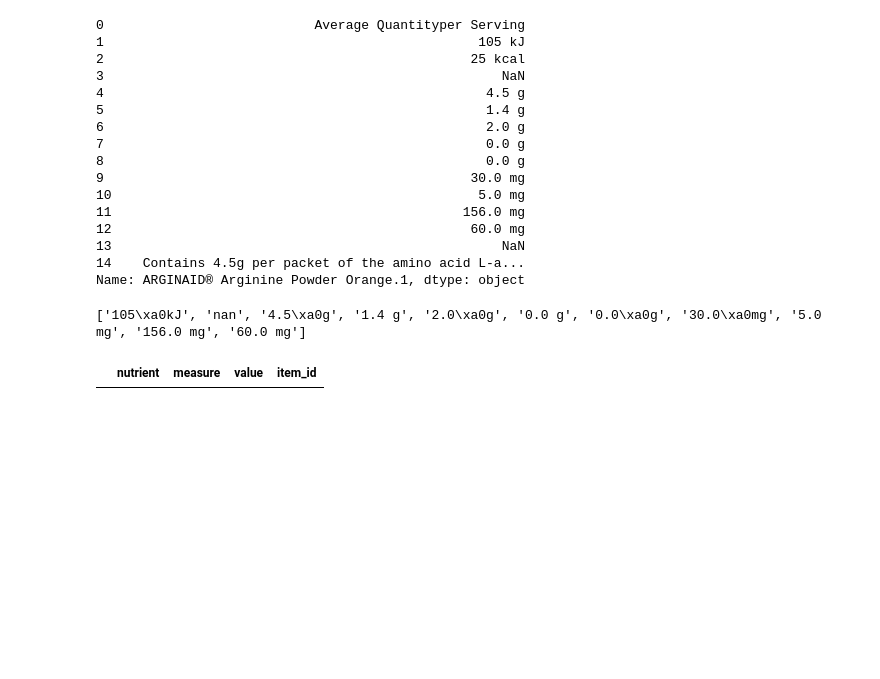
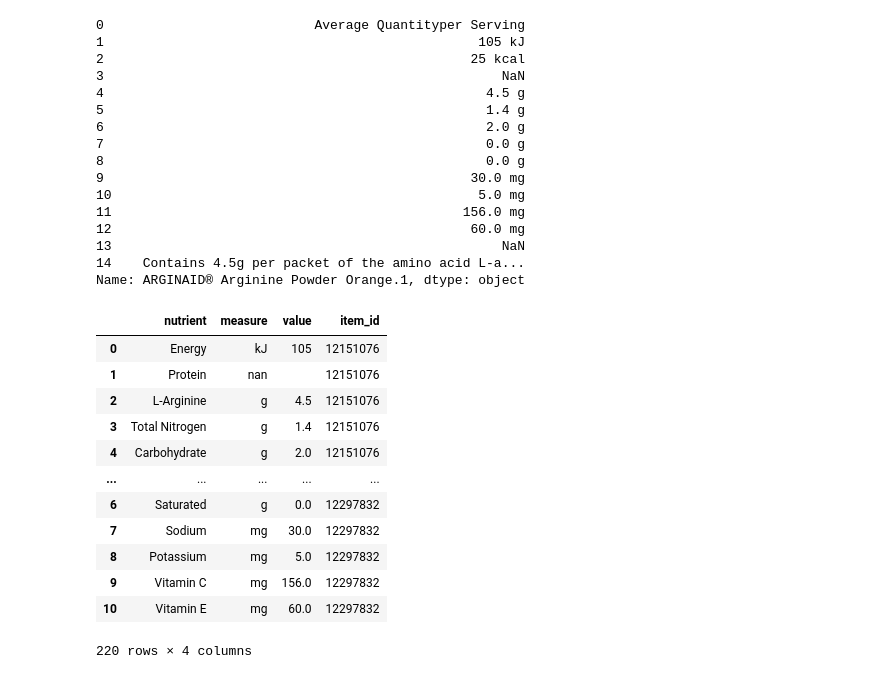
Before and after one commit to CormacCollins/product_crawler, a Jupyter notebook: Source/Ncare/data_formatting.ipynb, the cells around one changed output. Drawn from its saved outputs; the diff is of its cells as text; code cells hidden in the pictures; blank space fills up the shorter version.

Commit message:
Nutrients csv writen properly now

```diff
--- a/Source/Ncare/data_formatting.ipynb
+++ b/Source/Ncare/data_formatting.ipynb
@@ -190,42 +195,55 @@ Ncare_nutr.iloc[:, 2]
 14    Contains 4.5g per packet of the amino acid L-a...
 Name: ARGINAID® Arginine Powder Orange.1, dtype: object
 # %%
-
-#TODO: Seperate number and measure - have done this in previous code
-#           & then use remove weird chars function to finish off
-
+import re
 
 #nutrition tables
 full_df = pd.DataFrame(columns = ['nutrient', 'measure',' value', 'item_id'])
 for it_id in Ncare_products['item_id'].values:
     pth = '../../Data/Ncare/Nutrition_tables/Ncare' + str(it_id) + '_nutrition_table.csv'
     Ncare_nutr = pd.read_csv("../../Data/Ncare/Nutrition_tables/Ncare9517630_nutrition_table.csv")
     nutrient = Ncare_nutr.iloc[:, 1]
     nutrient_list = list()
 
     quantity = Ncare_nutr.iloc[:, 2]
     quantity_list = list()
+    measure_list = list()
+    value_list = list()
 
     for i in range(1, len(nutrient)):
         #print(type(nutrient.iloc[i]))
         if (isinstance(nutrient.iloc[i],str)):
             nutrient_list.append(nutrient.iloc[i].lstrip('-'))
+            v = str(quantity.iloc[i]).strip()
+            val = [i for i in v if (i.isnumeric()) or i == '.']
+            val = ''.join(val)
+            measures = ''.join(re.findall('[a-zA-Z]+',v))
             quantity_list.append(str(quantity.iloc[i]).strip())
+            measure_list.append(measures)
+            value_list.append(val)
 
     nutrient_list.pop(len(nutrient_list)-1)
     quantity_list.pop(len(quantity_list)-1)
+    measure_list.pop(len(measure_list)-1)
+    value_list.pop(len(value_list)-1)
 
-    print(quantity_list)
-    break
-    #measures = [i.split(' ')[1] for i in quantity_list]
-    #values = [i.split(' ')[0] for i in quantity_list]
-
-    df = pd.DataFrame({'nutrient': nutrient_list, 'measure':measures,' value':values, 'item_id': str(it_id)})
+    df = pd.DataFrame({'nutrient': nutrient_list, 'measure':measure_list,' value':value_list, 'item_id': str(it_id)})
     full_df = pd.concat([full_df, df])
 
 full_df
 # %% [output]
+|  | nutrient | measure | value | item_id |
+| 0 | Energy | kJ | 105 | 12151076 |
+| 1 | Protein | nan |  | 12151076 |
+| 2 | L-Arginine | g | 4.5 | 12151076 |
+| 3 | Total Nitrogen | g | 1.4 | 12151076 |
+| 4 | Carbohydrate | g | 2.0 | 12151076 |
+| ... | ... | ... | ... | ... |
+| 6 | Saturated | g | 0.0 | 12297832 |
+| 7 | Sodium | mg | 30.0 | 12297832 |
+| 8 | Potassium | mg | 5.0 | 12297832 |
+| 9 | Vitamin C | mg | 156.0 | 12297832 |
+| 10 | Vitamin E | mg | 60.0 | 12297832 |
-['105\xa0kJ', 'nan', '4.5\xa0g', '1.4 g', '2.0\xa0g', '0.0 g', '0.0\xa0g', '30.0\xa0mg', '5.0 mg', '156.0 mg', '60.0 mg']
+220 rows × 4 columns
-|  | nutrient | measure | value | item_id |
 # %%
 full_df.to_csv('../../Data/Ncare/nutrients.csv', index=False)
```
Also changed, not shown: parts of 1 cell of this notebook, 2 other files.
